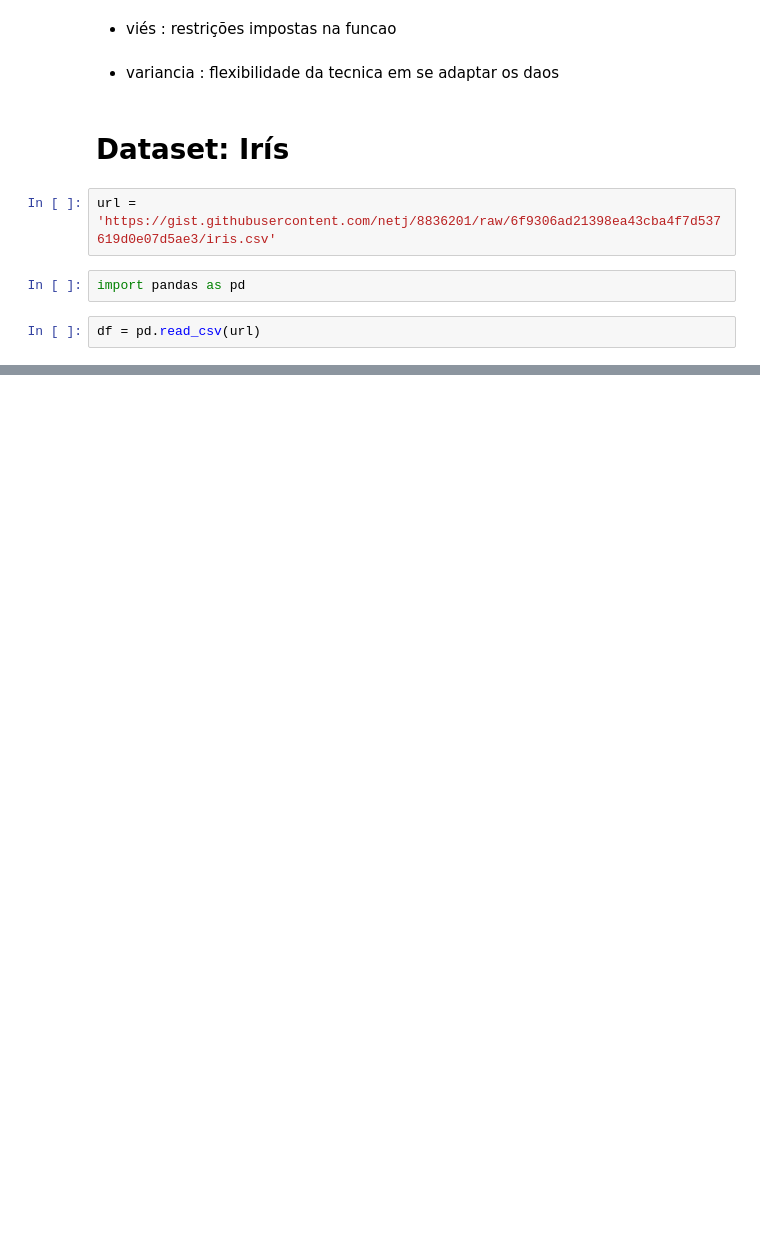
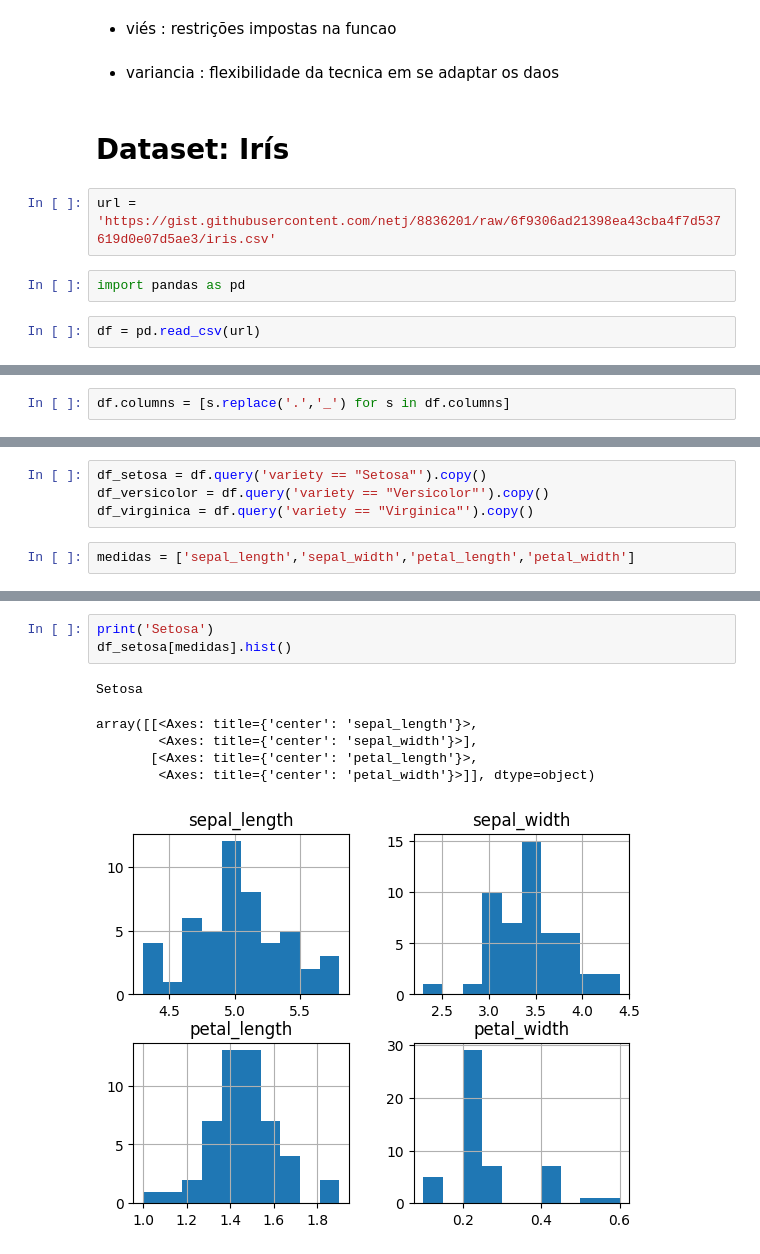
Before and after one commit to Jpguiotti/PRIMEIRA-SEMANA-IA-, a Jupyter notebook: aula.ipynb, the cells around one changed output, grey strips where cells are left out. Cells and saved outputs as stored; diff of their text form; blank space fills up the shorter version.

```diff
--- a/aula.ipynb
+++ b/aula.ipynb
@@ -74,0 +102,2 @@ df = pd.read_csv(url)
+# %%
+df.columns = [s.replace('.','_') for s in df.columns]
@@ -74,0 +121,6 @@ df = pd.read_csv(url)
+# %%
+df_setosa = df.query('variety == "Setosa"').copy()
+df_versicolor = df.query('variety == "Versicolor"').copy()
+df_virginica = df.query('variety == "Virginica"').copy()
+# %%
+medidas = ['sepal_length','sepal_width','petal_length','petal_width']
@@ -74,0 +147,10 @@ df = pd.read_csv(url)
+# %%
+print('Setosa')
+df_setosa[medidas].hist()
+# %% [output]
+Setosa
+array([[<Axes: title={'center': 'sepal_length'}>,
+        <Axes: title={'center': 'sepal_width'}>],
+       [<Axes: title={'center': 'petal_length'}>,
+        <Axes: title={'center': 'petal_width'}>]], dtype=object)
+[figure, added]
```
Also changed, not shown: parts of 18 cells of this notebook.
